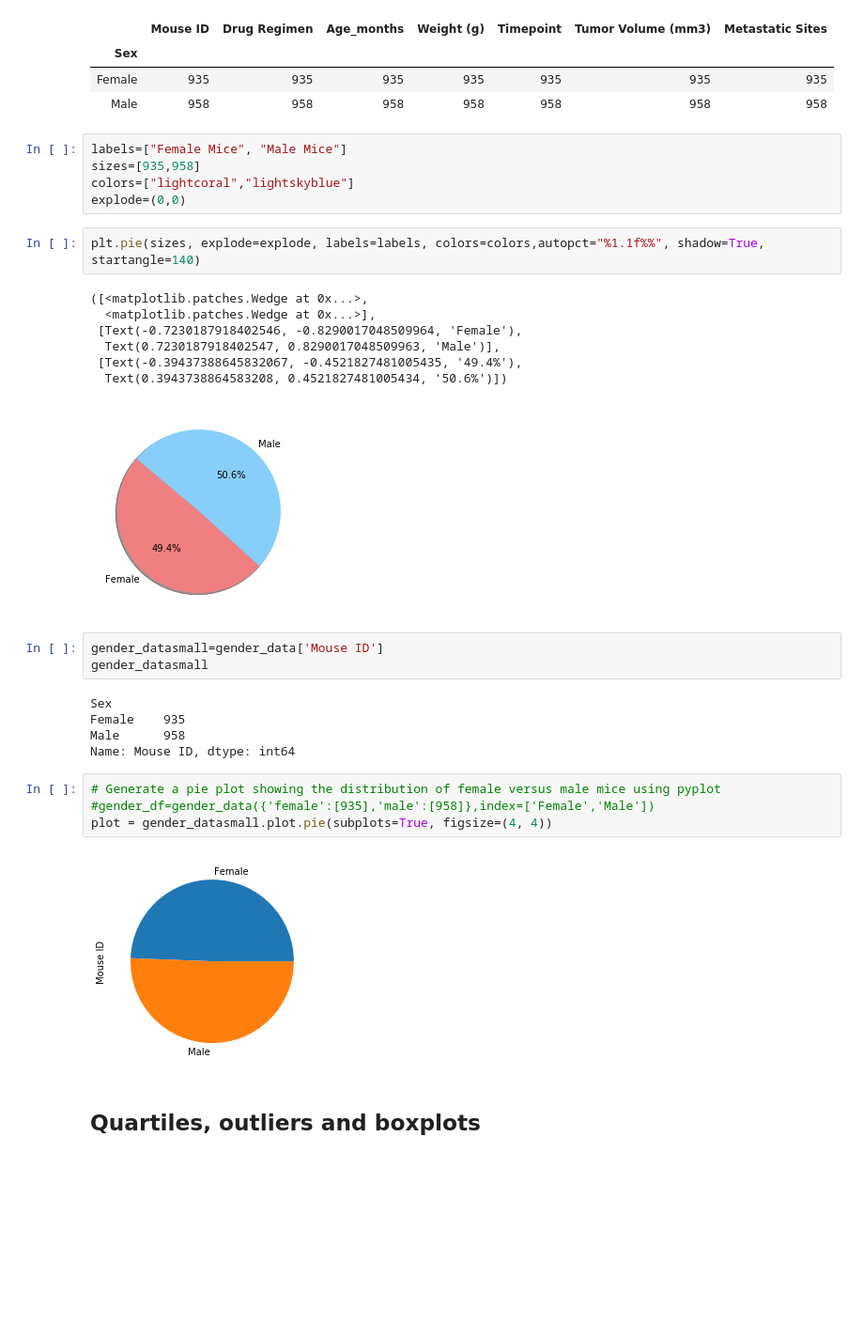
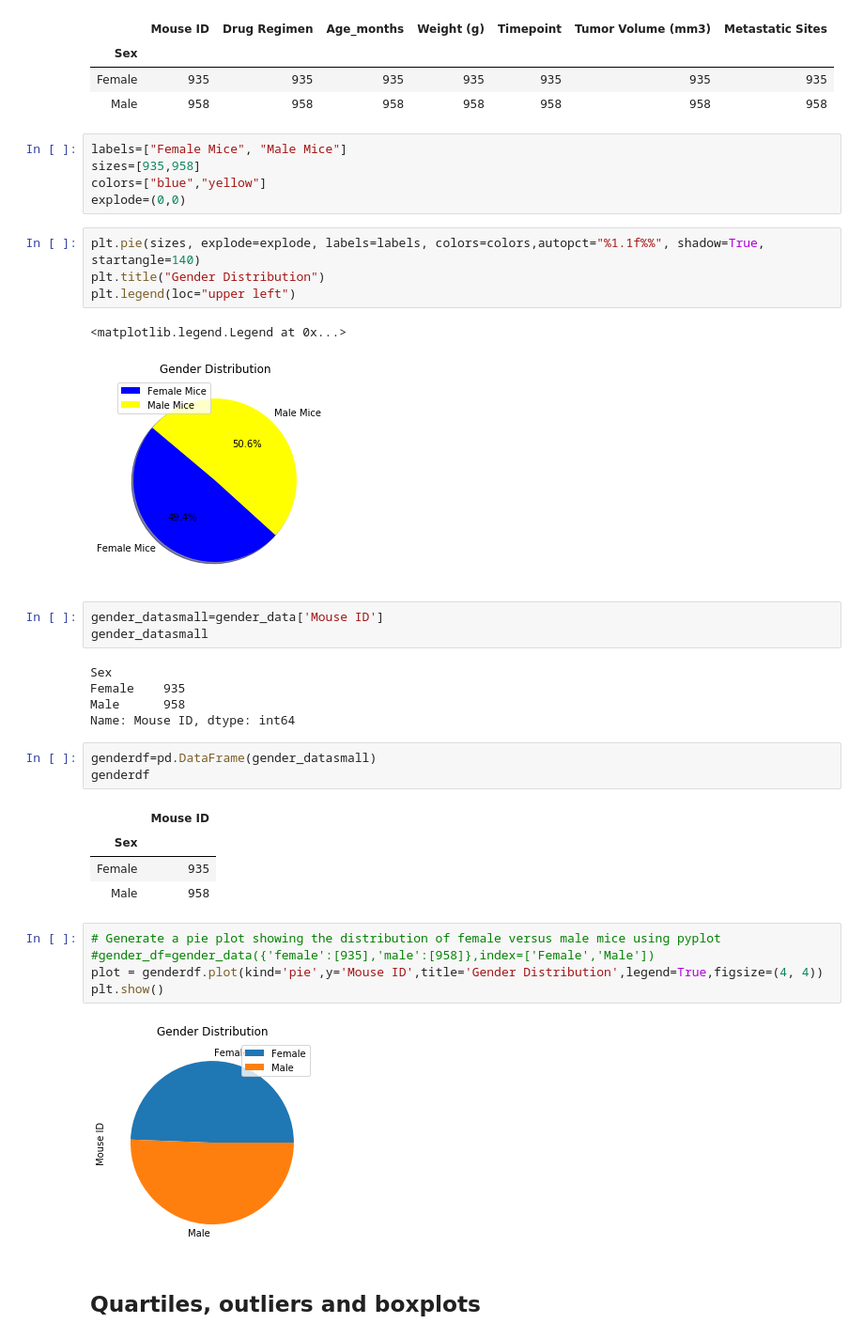
Before and after one commit to KFrench/Matplotlib-Challenge, a Jupyter notebook: Data-checkpoint.ipynb, the cells around one changed output. Shown at 94% size. Cells and saved outputs as stored; diff of their text form; blank space fills up the shorter version.

Commit message:
pie charts and iqr calculations added

```diff
--- a/Data-checkpoint.ipynb
+++ b/Data-checkpoint.ipynb
@@ -196,18 +196,15 @@ gender_data
 # %%
 labels=["Female Mice", "Male Mice"]
 sizes=[935,958]
-colors=["lightcoral","lightskyblue"]
+colors=["blue","yellow"]
 explode=(0,0)
 # %%
 plt.pie(sizes, explode=explode, labels=labels, colors=colors,autopct="%1.1f%%", shadow=True, startangle=140)
+plt.title("Gender Distribution")
+plt.legend(loc="upper left")
 # %% [output]
-([<matplotlib.patches.Wedge at 0x...>,
-  <matplotlib.patches.Wedge at 0x...>],
- [Text(-0.7230187918402546, -0.8290017048509964, 'Female'),
-  Text(0.7230187918402547, 0.8290017048509963, 'Male')],
- [Text(-0.39437388645832067, -0.4521827481005435, '49.4%'),
-  Text(0.3943738864583208, 0.4521827481005434, '50.6%')])
+<matplotlib.legend.Legend at 0x...>
-[figure, old version]
+[figure, new version]
 # %%
 gender_datasmall=gender_data['Mouse ID']
 gender_datasmall
@@ -216,12 +213,21 @@ Sex
 Female    935
 Male      958
 Name: Mouse ID, dtype: int64
+# %%
+genderdf=pd.DataFrame(gender_datasmall)
+genderdf
+# %% [output]
+|  | Mouse ID |
+| Sex |  |
+| Female | 935 |
+| Male | 958 |
 # %%
 # Generate a pie plot showing the distribution of female versus male mice using pyplot
 #gender_df=gender_data({'female':[935],'male':[958]},index=['Female','Male'])
-plot = gender_datasmall.plot.pie(subplots=True, figsize=(4, 4))
+plot = genderdf.plot(kind='pie',y='Mouse ID',title='Gender Distribution',legend=True,figsize=(4, 4))
+plt.show()
 # %% [output]
-[figure, old version]
+[figure, new version]
 # %% [markdown]
 ## Quartiles, outliers and boxplots
 # %%
```
Also changed, not shown: parts of 11 cells of this notebook.
